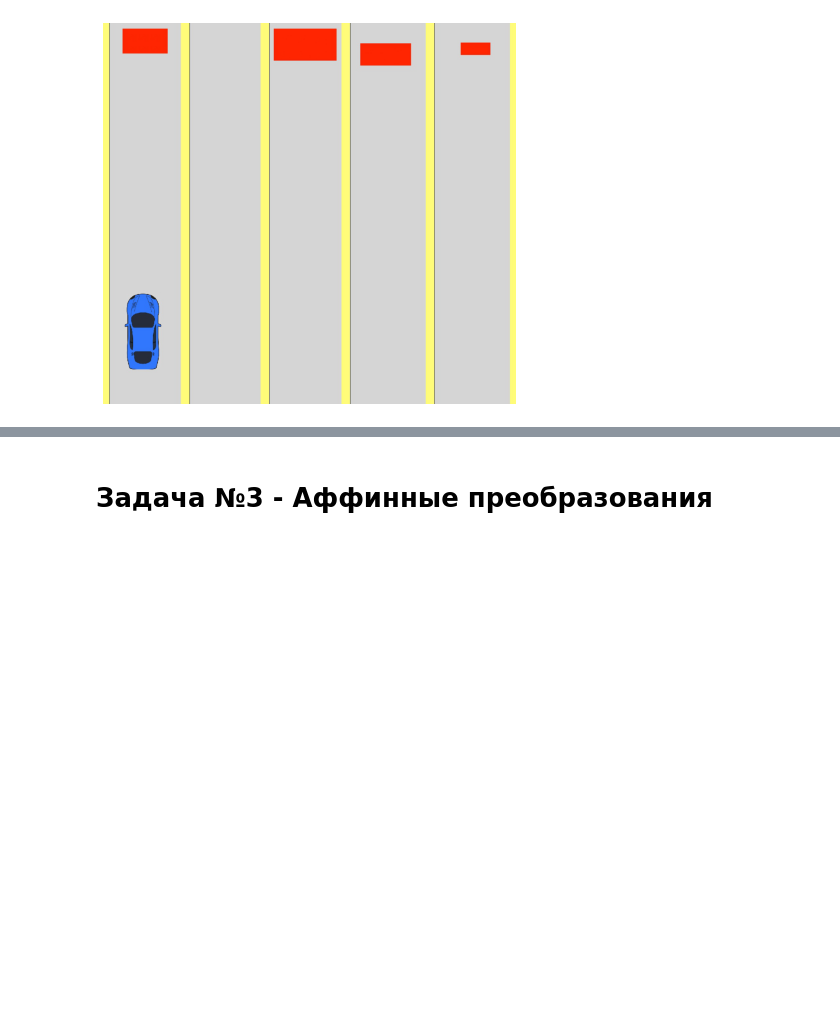
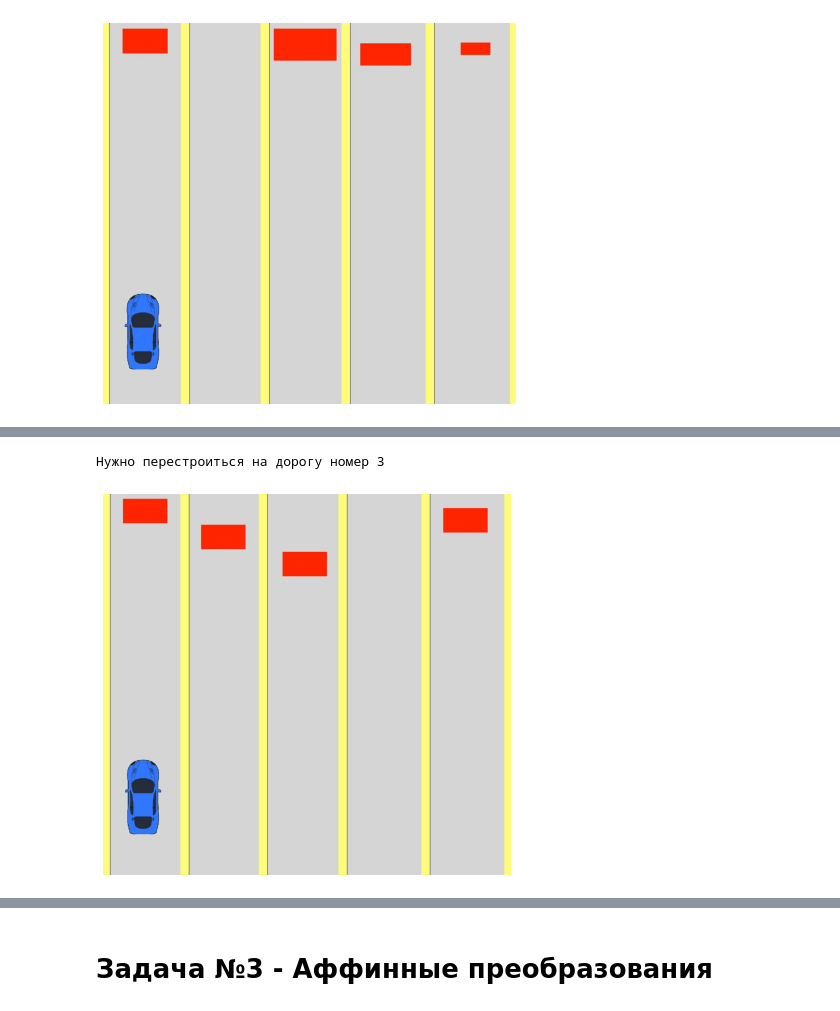
Before and after one commit to smilemaxdev/cv_mipt_minor, a Jupyter notebook: 01. Images/homework/homework_01.ipynb, the cells around one changed output, grey strips where cells are left out. Drawn from its saved outputs; the diff is of its cells as text; code cells hidden in the pictures; blank space fills up the shorter version.

Commit message:
task2 with roads and cars done

```diff
--- a/01. Images/homework/homework_01.ipynb
+++ b/01. Images/homework/homework_01.ipynb
@@ -108,0 +109,10 @@ print(f'Нужно перестроиться на дорогу номер {road
+# %%
+test_image = cv2.imread('task_2/image_01.jpg')
+test_image = cv2.cvtColor(test_image, cv2.COLOR_BGR2RGB)
+plot_one_image(test_image)
+road_number = find_road_number(test_image)
+
+print(f'Нужно перестроиться на дорогу номер {road_number}')
+# %% [output]
+Нужно перестроиться на дорогу номер 3
+[figure, added]
```
Also changed, not shown: parts of 2 cells of this notebook, 1 other file.
